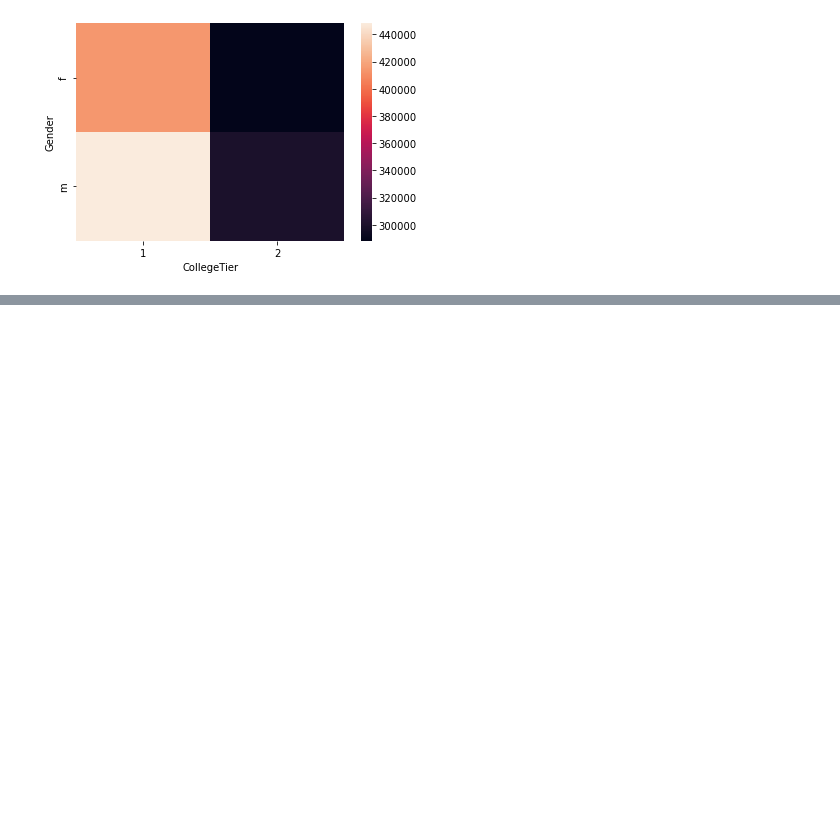
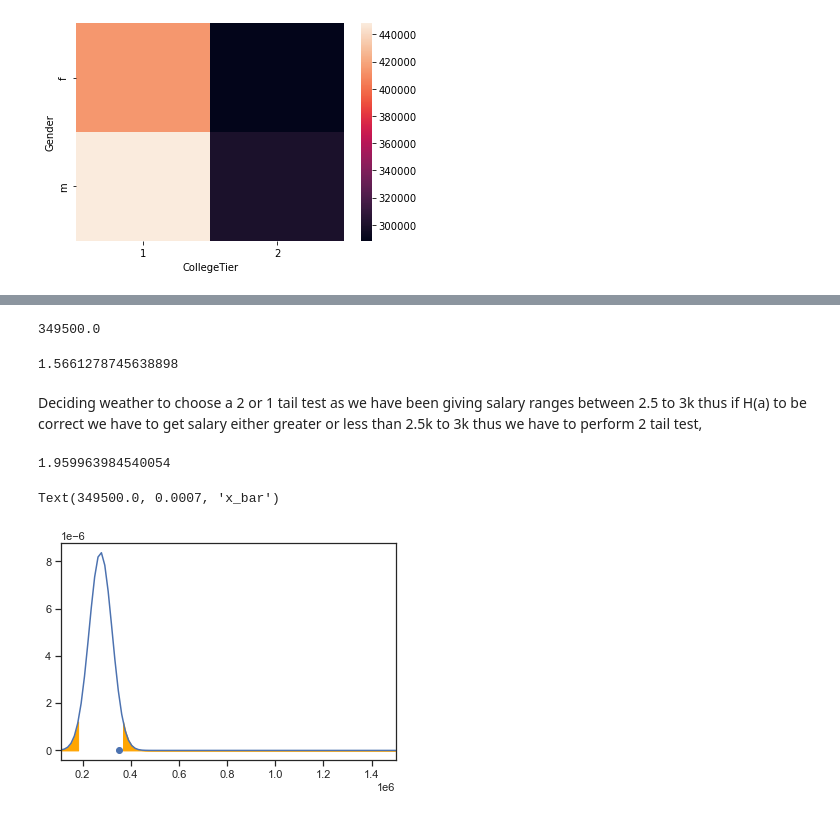
Before and after one commit to AdilGeelani/Innomatics_Internship_july_2022, a Jupyter notebook: innomatics_internship_july_2022/Data_analytics/Project 1/Project 1 (Exploratory Data Analysis).ipynb, the cells around one changed output, grey strips where cells are left out. Cells and saved outputs as stored; diff of their text form; code cells hidden in the pictures; blank space fills up the shorter version.

Commit message:
Still pending with Hypothesis testing

```diff
--- a/innomatics_internship_july_2022/Data_analytics/Project 1/Project 1 (Exploratory Data Analysis).ipynb
+++ b/innomatics_internship_july_2022/Data_analytics/Project 1/Project 1 (Exploratory Data Analysis).ipynb
@@ -471,0 +569,11 @@ sns.heatmap(df.pivot_table(values = 'Salary', index = 'Gender', columns = 'Colle
+# %%
+df_test_1_sample['Salary'].mean()
+# %% [output]
+349500.0
+# %%
+# Defining the sample and population parameters
+
+sample_size = 20
+sample_mean = 349500.0
+pop_mean = 275000.0
+pop_std = 212737.4999568574
@@ -471,0 +585,67 @@ sns.heatmap(df.pivot_table(values = 'Salary', index = 'Gender', columns = 'Colle
+# %%
+z = z_score(sample_size, sample_mean, pop_mean, pop_std)
+print(z)
+# %% [output]
+1.5661278745638898
+# %% [markdown]
+Deciding weather to choose a 2 or 1 tail test
+as we have been giving salary ranges between 2.5 to 3k thus if H(a) to be correct we have to get salary either greater or less than 2.5k to 3k  thus we have to perform 2 tail test,
+# %%
+# Two Tail - Calculating the z-critical value
+
+confidence_level = 0.95
+
+alpha = 1 - confidence_level
+
+z_critical = norm.ppf(1 - alpha/2) # Two tailed Z score for 95% Confidence Level
+
+print(z_critical)
+# %% [output]
+1.959963984540054
+# %%
+# Ploting the sampling distribution with rejection regions
+
+# Defining the x minimum and x maximum
+x_min = df_test_1['Salary'].min()
+x_max = df_test_1['Salary'].max()
+
+
+# Defining the sampling distribution mean and sampling distribution std
+mean = pop_mean
+std = pop_std / sample_size**0.5
+
+
+# Ploting the graph and setting the x limits
+x = np.linspace(x_min, x_max, 100)
+y = norm.pdf(x, mean, std)
+plt.xlim(x_min, x_max)
+plt.plot(x, y)
+
+
+# Computing the left and right critical values (Two tailed Test)
+z_critical_left = pop_mean + (-z_critical * std)
+z_critical_right = pop_mean + (z_critical * std)
+
+
+# Shading the left rejection region
+x1 = np.linspace(x_min, z_critical_left, 100)
+y1 = norm.pdf(x1, mean, std)
+plt.fill_between(x1, y1, color='orange')
+
+
+# Shading the right rejection region
+x2 = np.linspace(z_critical_right, x_max, 100)
+y2 = norm.pdf(x2, mean, std)
+plt.fill_between(x2, y2, color='orange')
+
+
+# Ploting the sample mean and concluding the results
+plt.scatter(sample_mean, 0)
+plt.annotate("x_bar", (sample_mean, 0.0007))
+
+
+# In this case sample does not mean falls in the rejection region
+# i.e. here we accept the Null Hypothesis and reject the alternate Hypothesis
+# %% [output]
+Text(349500.0, 0.0007, 'x_bar')
+[figure, added]
```
Also changed, not shown: parts of 20 cells of this notebook, 1 other file.
